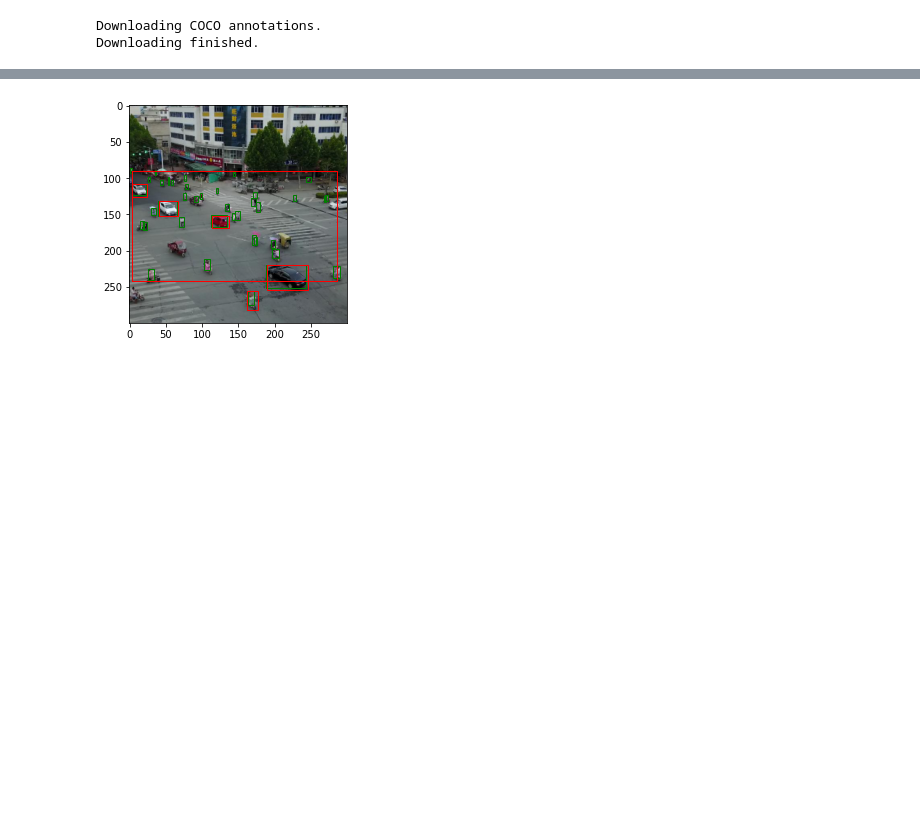
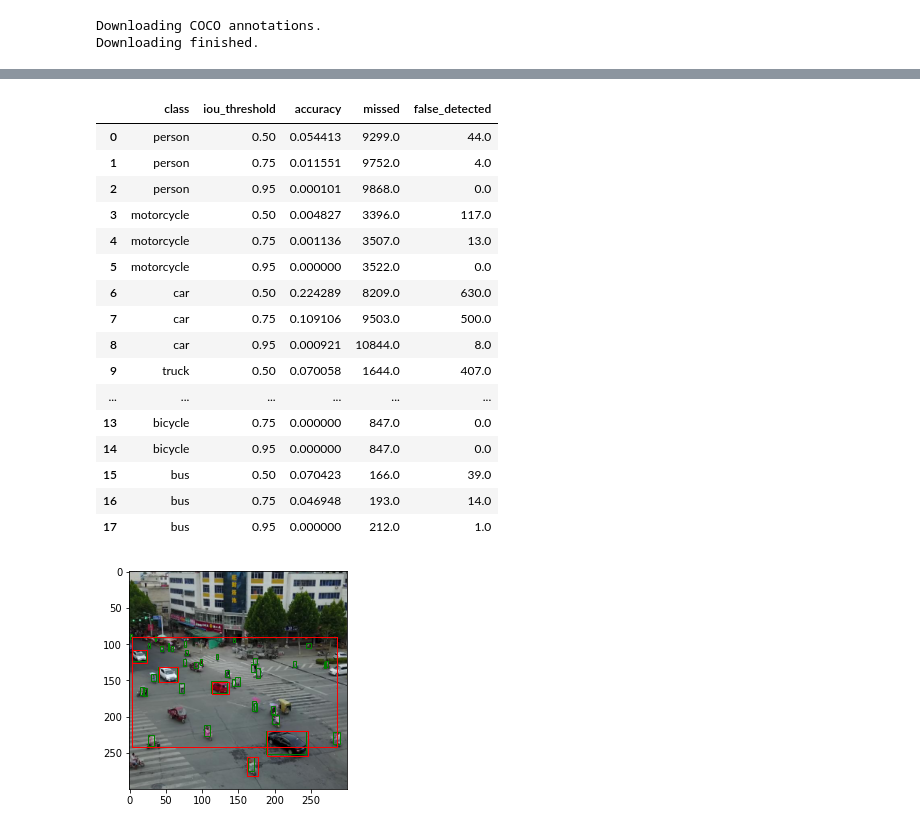
Before and after one commit to sergey-byk0v/Dl_lab, a Jupyter notebook: lab_2/LAB_2.ipynb, the cells around one changed output, grey strips where cells are left out. Drawn from its saved outputs; the diff is of its cells as text; code cells hidden in the pictures; blank space fills up the shorter version.

```diff
--- a/lab_2/LAB_2.ipynb
+++ b/lab_2/LAB_2.ipynb
@@ -319,3 +312,24 @@ r2
+# %%
+task_2['class'] = task_2['class'].astype(int).apply(lambda s: classes_to_labels[s - 1])
+task_2
+# %% [output]
+|  | class | iou_threshold | accuracy | missed | false_detected |
+| 0 | person | 0.50 | 0.054413 | 9299.0 | 44.0 |
+| 1 | person | 0.75 | 0.011551 | 9752.0 | 4.0 |
+| 2 | person | 0.95 | 0.000101 | 9868.0 | 0.0 |
+| 3 | motorcycle | 0.50 | 0.004827 | 3396.0 | 117.0 |
+| 4 | motorcycle | 0.75 | 0.001136 | 3507.0 | 13.0 |
+| 5 | motorcycle | 0.95 | 0.000000 | 3522.0 | 0.0 |
+| 6 | car | 0.50 | 0.224289 | 8209.0 | 630.0 |
+| 7 | car | 0.75 | 0.109106 | 9503.0 | 500.0 |
+| 8 | car | 0.95 | 0.000921 | 10844.0 | 8.0 |
+| 9 | truck | 0.50 | 0.070058 | 1644.0 | 407.0 |
+| ... | ... | ... | ... | ... | ... |
+| 13 | bicycle | 0.75 | 0.000000 | 847.0 | 0.0 |
+| 14 | bicycle | 0.95 | 0.000000 | 847.0 | 0.0 |
+| 15 | bus | 0.50 | 0.070423 | 166.0 | 39.0 |
+| 16 | bus | 0.75 | 0.046948 | 193.0 | 14.0 |
+| 17 | bus | 0.95 | 0.000000 | 212.0 | 1.0 |
 # %%
 images = ['0000193_01705_d_0000112', '0000193_01876_d_0000113', '0000193_01497_d_0000111']
 image_idx = [0, 546, 547]
```
Also changed, not shown: parts of 23 cells of this notebook, 3 other files.
